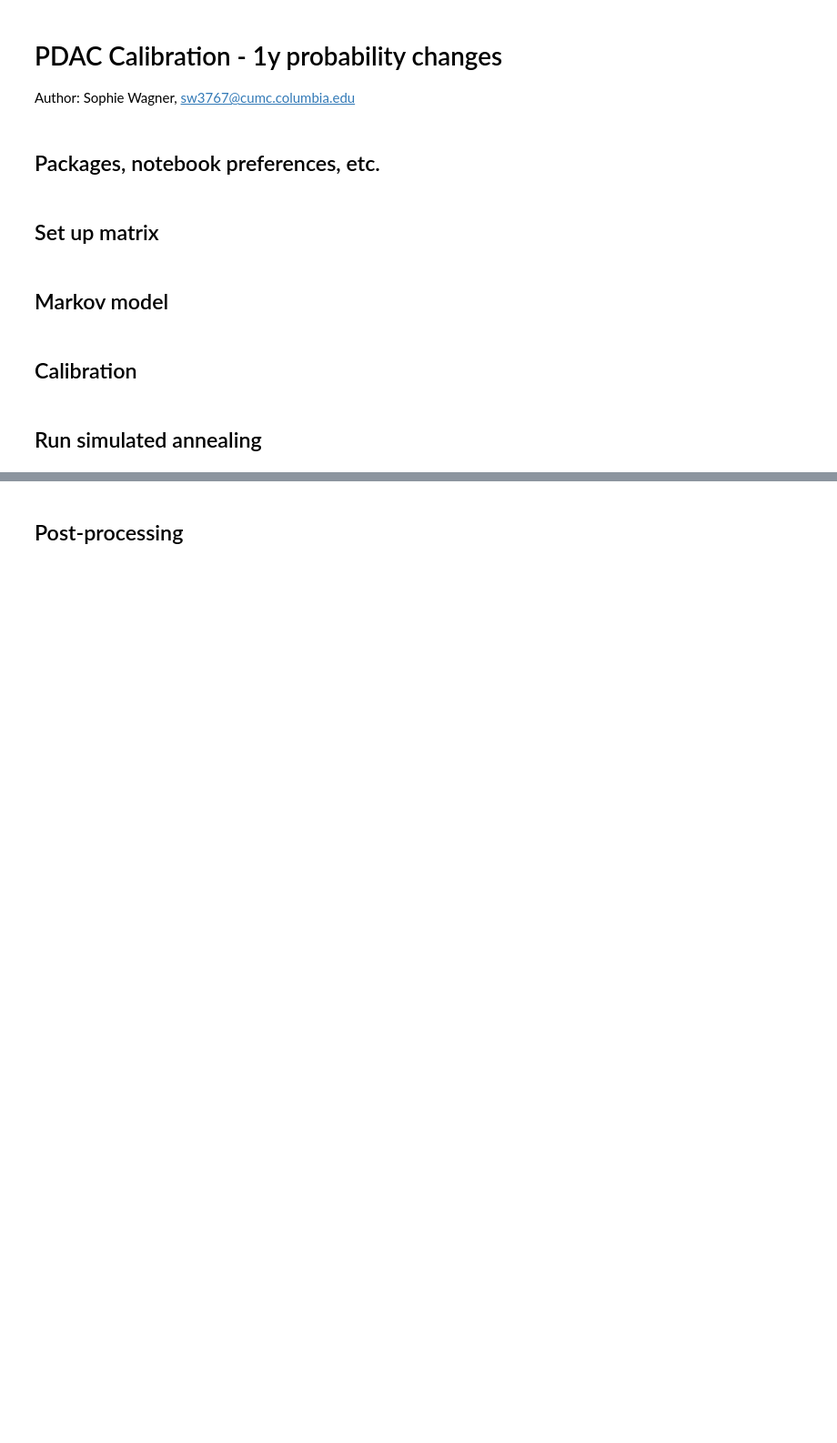
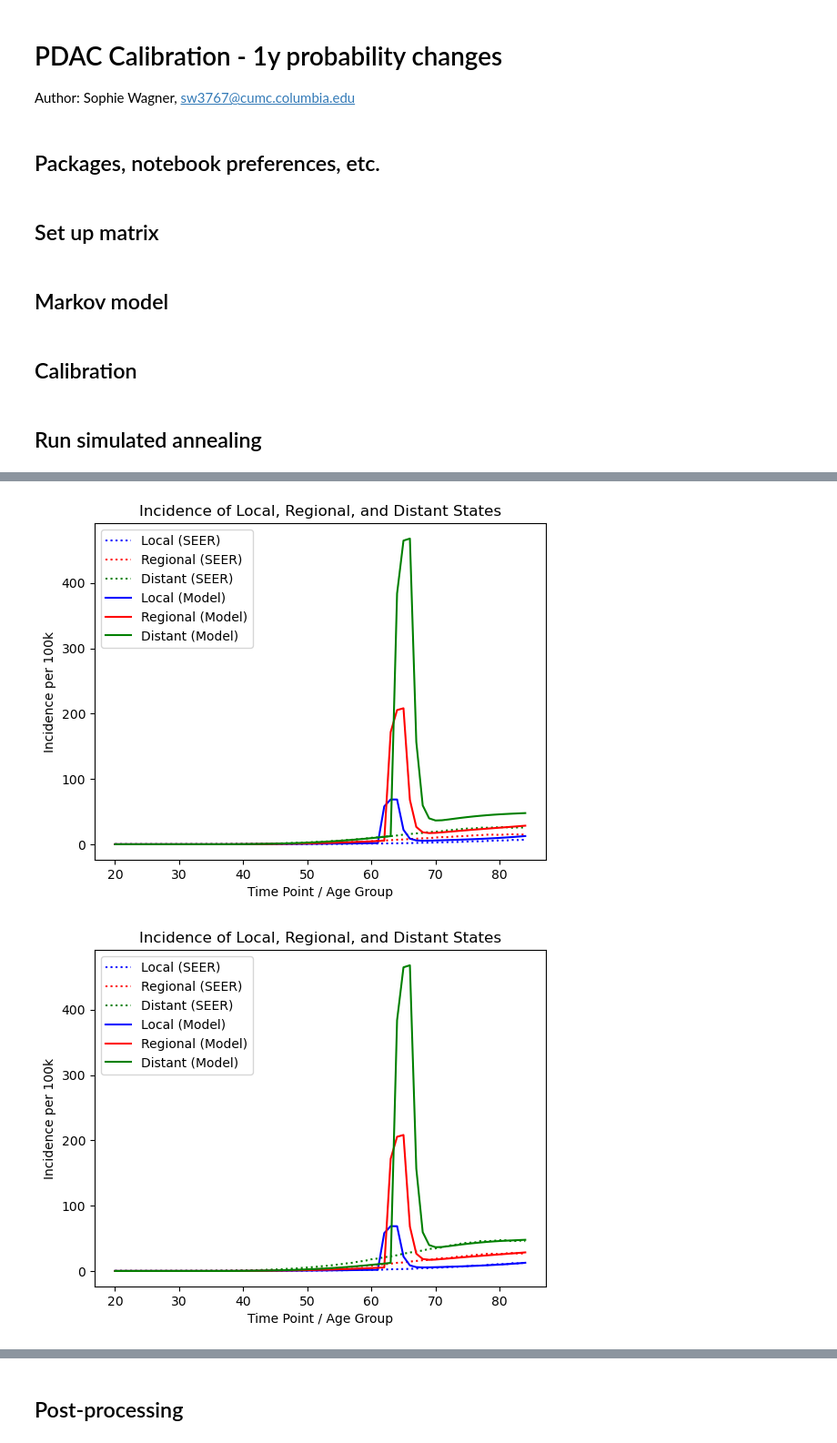
Before and after one commit to CUMC-HIRE/endpac-pancreatic-model, a Jupyter notebook: notebooks/pdac-calibration-age-1y.ipynb, the cells around one changed output, grey strips where cells are left out. Shown at 91% size. Cells and saved outputs as stored; diff of their text form; code cells hidden in the pictures; blank space fills up the shorter version.

```diff
--- a/notebooks/pdac-calibration-age-1y.ipynb
+++ b/notebooks/pdac-calibration-age-1y.ipynb
@@ -50,11 +52,12 @@ def row_normalize(matrix):
 
     return matrix.clip(0.0, 1.0)
 
+
 def create_matrix():
 
     matrix = np.zeros((len(c.age_layers), len(c.health_states_itos), len(c.health_states_itos)))
     age_50_idx = 30
-    matrix[:, 0, 1] = (1-(1-0.0011)**(1/25)) * 4 # average risk after 50 ~ 0.0011, transformed to annual prob
+    matrix[:, 0, 1] = (1-(1-0.0011)**(1/25)) * 2 # average risk after 50 ~ 0.0011, transformed to annual prob
     # matrix[:age_50_idx, 0, 1] = np.linspace(0.000002,matrix[-1,0,1],age_50_idx)
     matrix[:, 1, 2] = c.model_inputs_dict['p_Local_to_Regional_PC']
     matrix[:, 2, 3] = c.model_inputs_dict['p_Regional_to_Distant_PC']
@@ -72,12 +75,12 @@ def create_matrix():
 
 def constrain_matrix(matrix):
 
-    matrix[:, 0, 1] = np.maximum(matrix[:,0,1], 0.000001)
+    matrix[:, 0, 1] = np.maximum(matrix[:,0,1], 0.0000001)
     # matrix[:, 0, 1] = np.maximum.accumulate(matrix[:, 0, 1])
-    matrix[:, 1, 2] = np.maximum(matrix[:, 0, 1], matrix[:, 1, 2]).clip(0.05, 1.0)
-    matrix[:, 2, 3] = np.maximum(matrix[:, 1, 2], matrix[:, 2, 3]).clip(0.1, 1.0)
-    matrix[:, 2, 5] = np.maximum(matrix[:, 1, 4], matrix[:, 2, 5]).clip(0.1, 1.0)
-    matrix[:, 3, 6] = np.maximum(matrix[:, 2, 5], matrix[:, 3, 6]).clip(0.2, 1.0)
+    matrix[:, 1, 2] = np.maximum(matrix[:, 0, 1], matrix[:, 1, 2]).clip(0.00001, 1.0)
+    matrix[:, 2, 3] = np.maximum(matrix[:, 1, 2], matrix[:, 2, 3]).clip(0.00001, 1.0)
+    matrix[:, 2, 5] = np.maximum(matrix[:, 1, 4], matrix[:, 2, 5]).clip(0.00001, 1.0)
+    matrix[:, 3, 6] = np.maximum(matrix[:, 2, 5], matrix[:, 3, 6]).clip(0.00001, 1.0)
 
     # Maintain logical consistency
     matrix[:, 1, 4] = np.minimum(matrix[:, 1, 4], matrix[:, 2, 5])
@@ -420,0 +375,23 @@ There is no reason that u_Reg to d_Reg should be less than 10%... I think I need
+# %%
+# END-PAC 3
+tmat = np.load("../out/avg/tmats/20250106_1626_tmat.npy")
+ratio = func.probtoprob(0.036, 1, 3)/func.probtoprob(0.0011, 1, 3)
+tmat[40, 0, 1] *= ratio*1.1
+tmat[41, 0, 1] *= ratio*1
+tmat[42, 0, 1] *= ratio*0.9
+tmat[43, 0, 1] *= ratio*0.1
+tmat[44, 0, 1] *= ratio*0.05
+tmat[45:, 0, 1] *= 1.8
+new_matrix = add_acm(tmat)  # ACM
+new_matrix = add_csd(new_matrix)  # CSD
+new_matrix = constrain_matrix(new_matrix)  # constrain
+tmat = row_normalize(new_matrix)  # normalize
+result = result = run_markov(tmat)
+result = result = run_markov(tmat)
+p.plot_vs_seer(result[0], show_plot=True)
+p.plot_vs_seer(result[0], seer_inc=c.seer_inc_1y_double, show_plot=True)
+p.plot_vs_seer_cumulative(result[0], show_plot=True)
+p.plot_vs_seer_cumulative(result[0], seer_inc=c.seer_inc_1y_double, show_plot=True)
+# %% [output]
+[figure, added]
+[figure, added]
```
Also changed, not shown: parts of 32 cells of this notebook, 30 other files.
